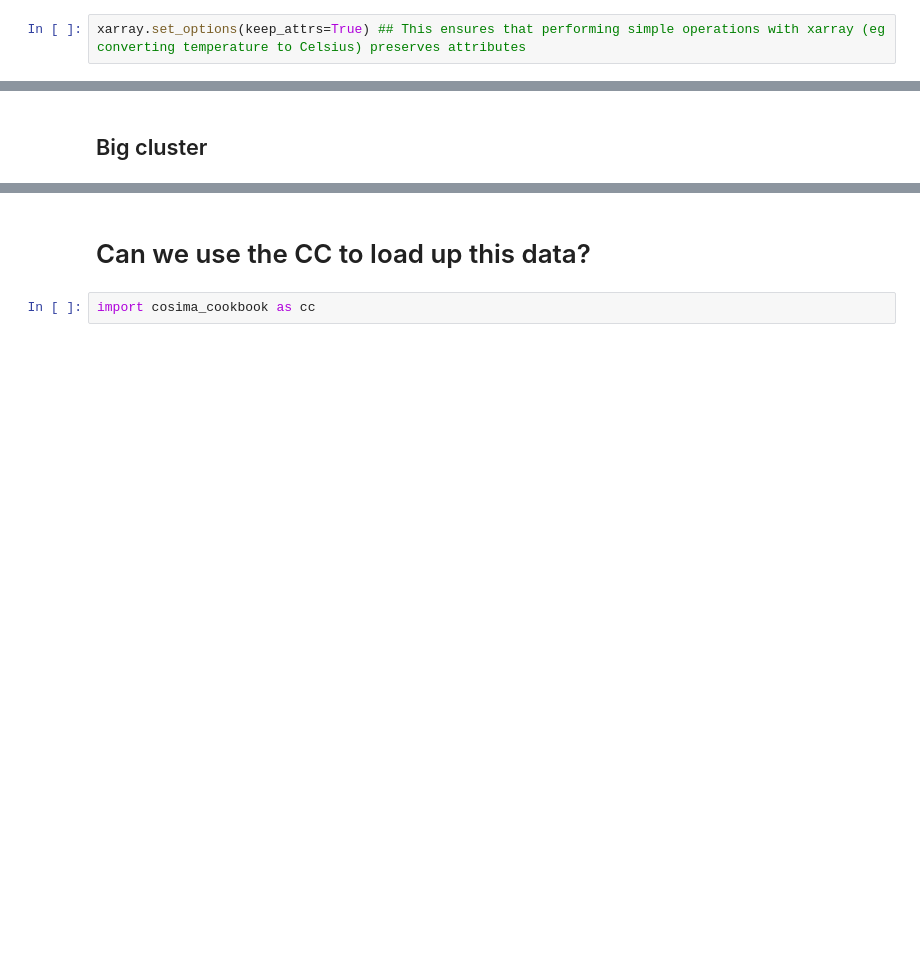
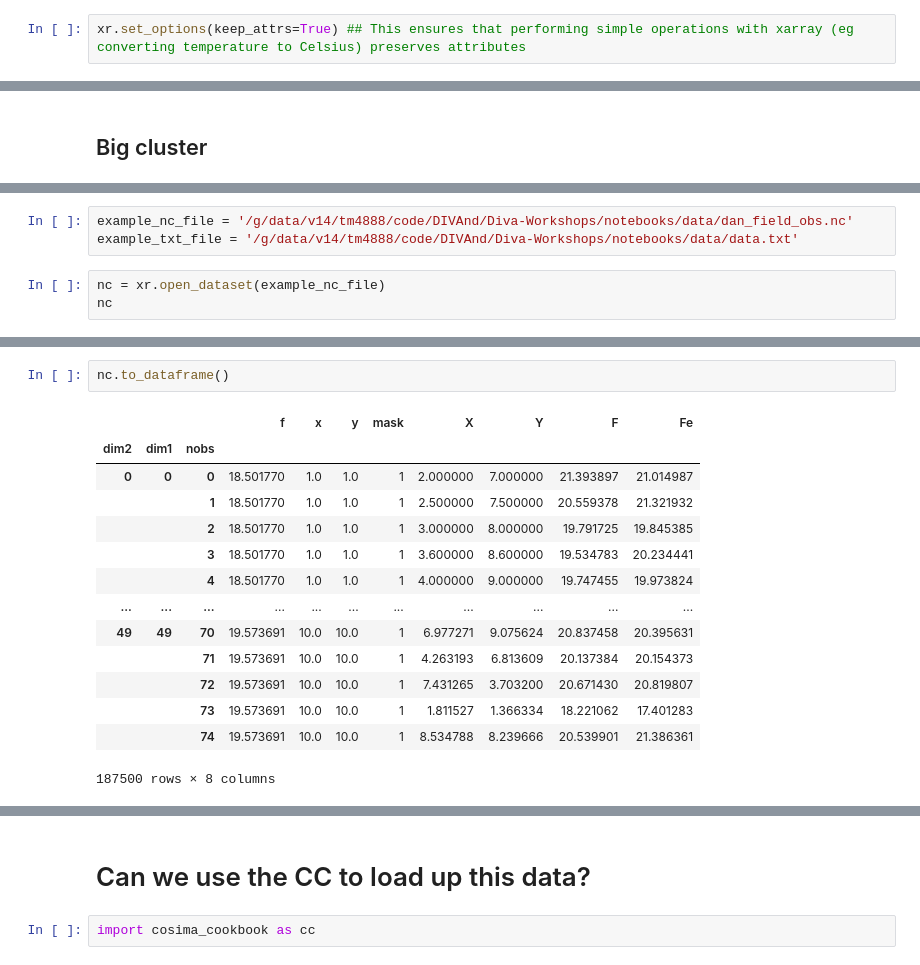
Before and after one commit to CARSv2/cars-v2, a Jupyter notebook: notebooks/Synthetic_WOD-explore-prep-TSM.ipynb, the cells around one changed output, grey strips where cells are left out. Saved outputs shown, nothing was run; the diff lists cells and outputs as text; blank space fills up the shorter version.

```diff
--- a/notebooks/Synthetic_WOD-explore-prep-TSM.ipynb
+++ b/notebooks/Synthetic_WOD-explore-prep-TSM.ipynb
@@ -15,5 +16,5 @@ import xesmf
 # %%
-xarray.set_options(keep_attrs=True) ## This ensures that performing simple operations with xarray (eg converting temperature to Celsius) preserves attributes
+xr.set_options(keep_attrs=True) ## This ensures that performing simple operations with xarray (eg converting temperature to Celsius) preserves attributes
 # %% [output]
 <xarray.core.options.set_options at 0x...>
 # %% [markdown]
@@ -47,0 +181,6 @@ client
+# %%
+example_nc_file = '/g/data/v14/tm4888/code/DIVAnd/Diva-Workshops/notebooks/data/dan_field_obs.nc'
+example_txt_file = '/g/data/v14/tm4888/code/DIVAnd/Diva-Workshops/notebooks/data/data.txt'
+# %%
+nc = xr.open_dataset(example_nc_file)
+nc
@@ -47,0 +202,17 @@ client
+# %%
+nc.to_dataframe()
+# %% [output]
+|  |  |  | f | x | y | mask | X | Y | F | Fe |
+| dim2 | dim1 | nobs |  |  |  |  |  |  |  |  |
+| 0 | 0 | 0 | 18.501770 | 1.0 | 1.0 | 1 | 2.000000 | 7.000000 | 21.393897 | 21.014987 |
+|  |  | 1 | 18.501770 | 1.0 | 1.0 | 1 | 2.500000 | 7.500000 | 20.559378 | 21.321932 |
+|  |  | 2 | 18.501770 | 1.0 | 1.0 | 1 | 3.000000 | 8.000000 | 19.791725 | 19.845385 |
+|  |  | 3 | 18.501770 | 1.0 | 1.0 | 1 | 3.600000 | 8.600000 | 19.534783 | 20.234441 |
+|  |  | 4 | 18.501770 | 1.0 | 1.0 | 1 | 4.000000 | 9.000000 | 19.747455 | 19.973824 |
+| ... | ... | ... | ... | ... | ... | ... | ... | ... | ... | ... |
+| 49 | 49 | 70 | 19.573691 | 10.0 | 10.0 | 1 | 6.977271 | 9.075624 | 20.837458 | 20.395631 |
+|  |  | 71 | 19.573691 | 10.0 | 10.0 | 1 | 4.263193 | 6.813609 | 20.137384 | 20.154373 |
+|  |  | 72 | 19.573691 | 10.0 | 10.0 | 1 | 7.431265 | 3.703200 | 20.671430 | 20.819807 |
+|  |  | 73 | 19.573691 | 10.0 | 10.0 | 1 | 1.811527 | 1.366334 | 18.221062 | 17.401283 |
+|  |  | 74 | 19.573691 | 10.0 | 10.0 | 1 | 8.534788 | 8.239666 | 20.539901 | 21.386361 |
+187500 rows × 8 columns
```
Also changed, not shown: parts of 35 cells of this notebook.
